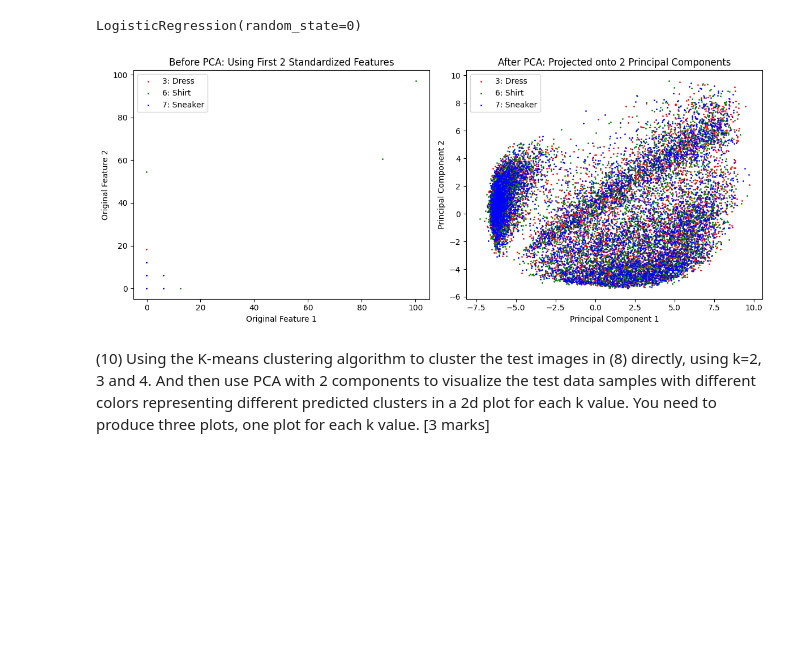
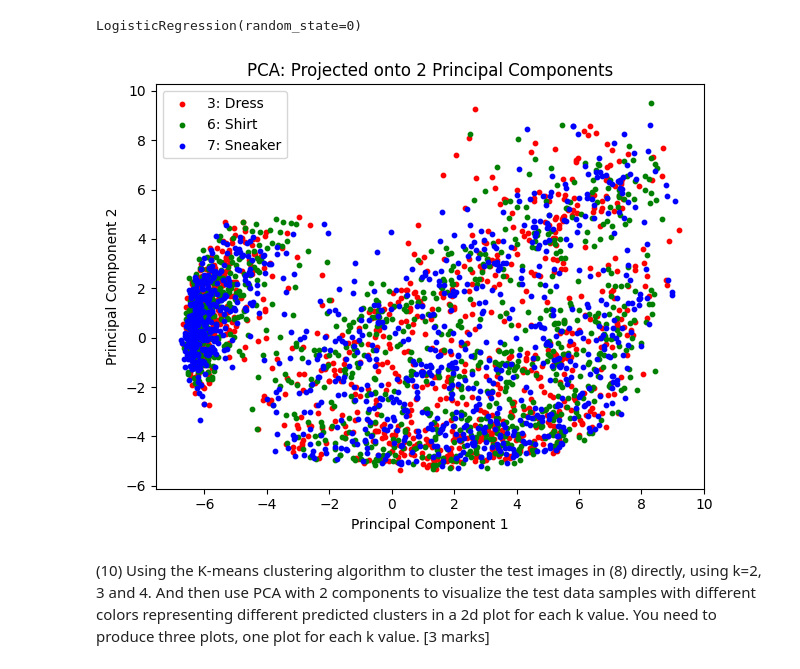
Before and after one commit to DylanF19/Machine-Learning-2, a Jupyter notebook: template-COM1011-STUDENTNUMBER.ipynb, the cells around one changed output. Cells and saved outputs as stored; diff of their text form; code cells hidden in the pictures; blank space fills up the shorter version.

```diff
--- a/template-COM1011-STUDENTNUMBER.ipynb
+++ b/template-COM1011-STUDENTNUMBER.ipynb
@@ -207,7 +207,7 @@ from sklearn.decomposition import PCA
 
 pca = PCA(n_components=2)
 
-X_train_pca = pca.fit_transform(X_train)
+X_test_pca = pca.fit_transform(X_test)
 
 explained_variance = pca.explained_variance_ratio_
 print(explained_variance)
@@ -217,7 +217,7 @@ print(explained_variance)
 from sklearn.linear_model import LogisticRegression
 
 classifier = LogisticRegression(random_state=0)
-classifier.fit(X_train, y_train)
+classifier.fit(X_test, y_test)
 # %% [output]
 STOP: TOTAL NO. OF ITERATIONS REACHED LIMIT
 
@@ -230,31 +230,20 @@ Please also refer to the documentation for alternative solver options:
 LogisticRegression(random_state=0)
 # %%
 plt.figure(figsize=(12, 5))
-
-plt.subplot(1, 2, 1)
-colors = ["r", "g", "b"]
-labels = ["3: Dress", "6: Shirt", "7: Sneaker"]
-for i, color, label in zip(np.unique(y_train), colors, labels):
-    plt.scatter(X_train_scaled[y_train == i, 0], X_train_scaled[y_train == i, 1], color=color, label=label, s=1)
-plt.xlabel('Original Feature 1')
-plt.ylabel('Original Feature 2')
-plt.legend()
-plt.title('Before PCA: Using First 2 Standardized Features')
-
 
 plt.subplot(1, 2, 2)
 colors = ["r", "g", "b"]
 labels = ["3: Dress", "6: Shirt", "7: Sneaker"]
-for i, color, label in zip(np.unique(y_train), colors, labels):
-    plt.scatter(X_train_pca[y_train == i, 0], X_train_pca[y_train == i, 1], color=color, label=label, s=1)
+for i, color, label in zip(np.unique(y_test), colors, labels):
+    plt.scatter(X_test_pca[y_test == i, 0], X_test_pca[y_test == i, 1], color=color, label=label, s=10)
 plt.xlabel("Principal Component 1")
 plt.ylabel("Principal Component 2")
 plt.legend()
-plt.title('After PCA: Projected onto 2 Principal Components')
+plt.title('PCA: Projected onto 2 Principal Components')
 
 plt.tight_layout()
 plt.show()
 # %% [output]
-[figure, old version]
+[figure, new version]
 # %% [markdown]
 (10) Using the K-means clustering algorithm to cluster the test images in (8) directly, using k=2, 3 and 4. And then use PCA with 2 components to visualize the test data samples with different colors representing different predicted clusters in a 2d plot for each k value. You need to produce three plots, one plot for each k value. [3 marks]
```
Also changed, not shown: parts of 26 cells of this notebook, 2 other files.
